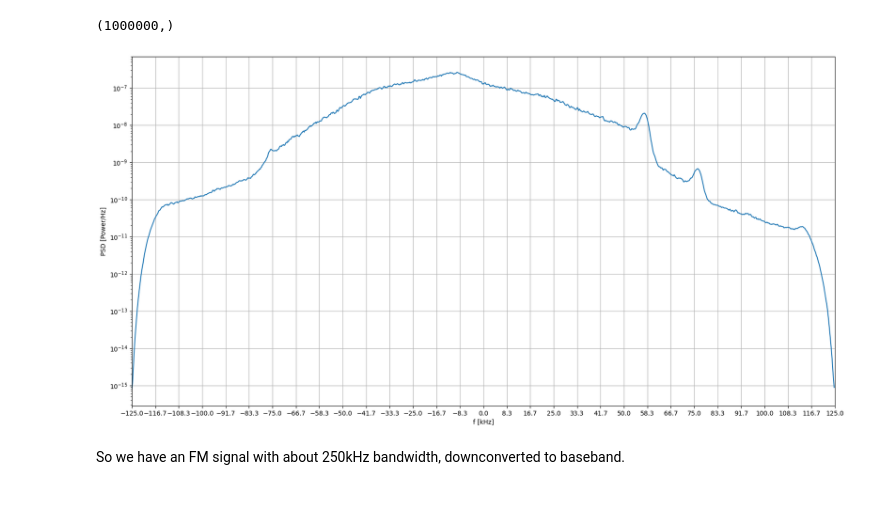
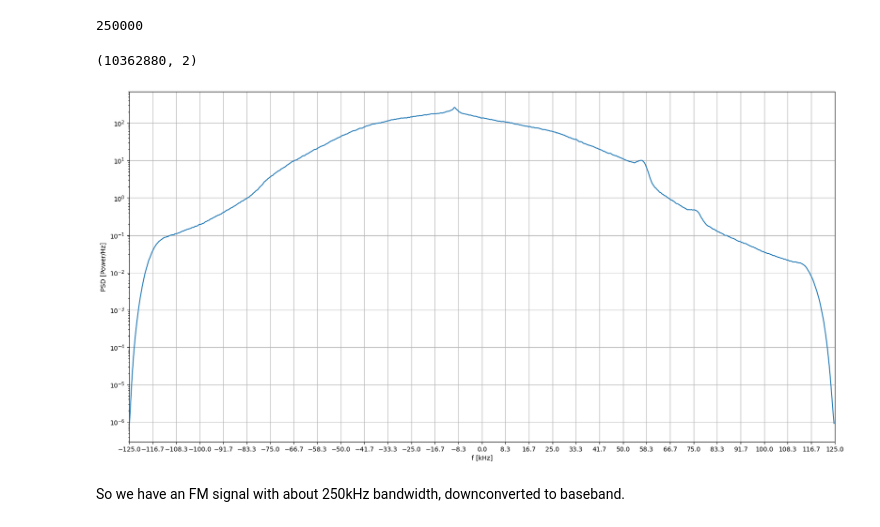
Before and after one commit to enthyp/SDR, a Jupyter notebook: RDS decoding.ipynb, the cells around one changed output. Cells and saved outputs as stored; diff of their text form; code cells hidden in the pictures; blank space fills up the shorter version.

```diff
--- a/RDS decoding.ipynb
+++ b/RDS decoding.ipynb
@@ -25,8 +23,0 @@ sample_rate = 250_000
-# %%
-iq_samples.shape
-# %% [output]
-(1000000,)
-# %%
-welch(iq_samples, sample_rate)
-# %% [output]
-[figure, removed]
@@ -33,3 +26,16 @@ welch(iq_samples, sample_rate)
+# %%
+sample_rate
+# %% [output]
+250000
+# %%
+samples.shape
+# %% [output]
+(10362880, 2)
+# %%
+iq_samples = samples[:, 0] + 1j * samples[:, 1]
+welch(iq_samples, sample_rate)
+# %% [output]
+[figure, added]
 # %% [markdown]
 So we have an FM signal with about 250kHz bandwidth, downconverted to baseband.
 # %% [markdown]
```
Also changed, not shown: parts of 20 cells of this notebook, 1 other file.
